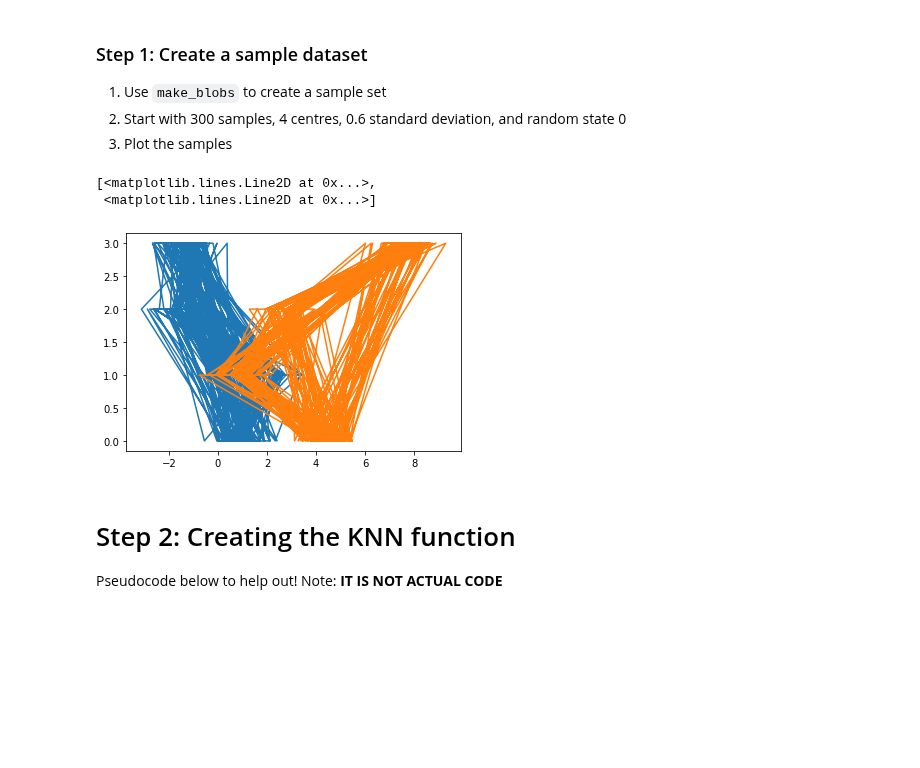
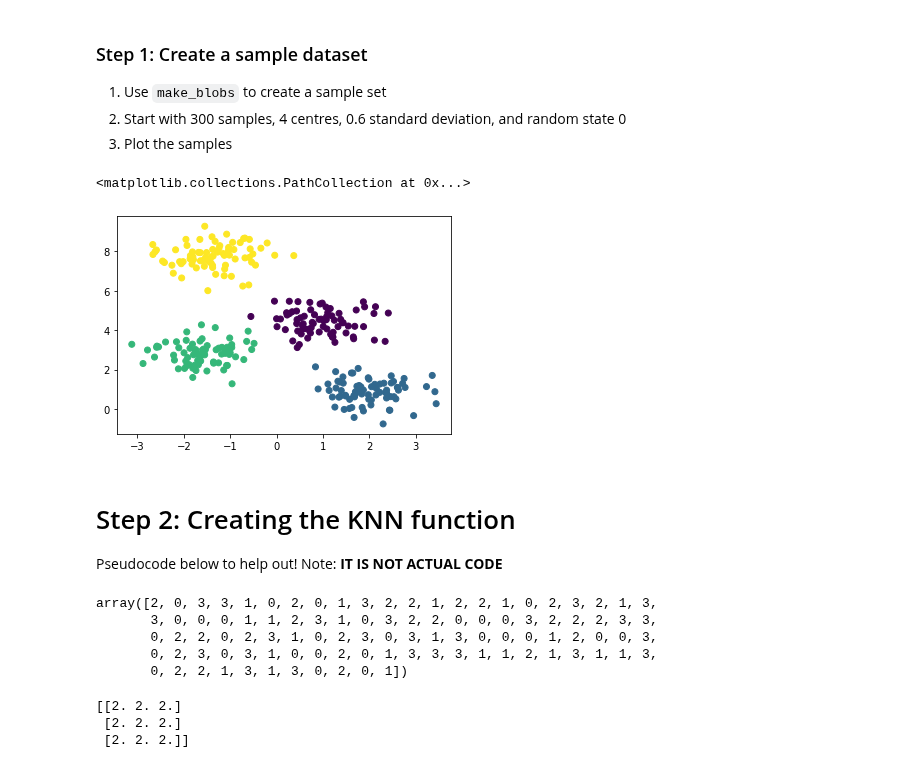
Before and after one commit to felixschh/ai_jan22_felix, a Jupyter notebook: Chapter 02/03. KNN/KNN PseudoCode.ipynb, the cells around one changed output. Cells and saved outputs as stored; diff of their text form; code cells hidden in the pictures; blank space fills up the shorter version.

```diff
--- a/Chapter 02/03. KNN/KNN PseudoCode.ipynb
+++ b/Chapter 02/03. KNN/KNN PseudoCode.ipynb
@@ -24,17 +24,24 @@ from sklearn.datasets import make_blobs
 # %%
 #make the dataset with make_blobs
 X,y = make_blobs(n_samples=300,centers=4,cluster_std=0.6,random_state=0)
-plt.plot(X, y)
+plt.scatter(X[:,0], X[:,1], c=y)
 # %% [output]
-[<matplotlib.lines.Line2D at 0x...>,
- <matplotlib.lines.Line2D at 0x...>]
+<matplotlib.collections.PathCollection at 0x...>
-[figure, old version]
+[figure, new version]
 # %% [markdown]
 # Step 2: Creating the KNN function
 Pseudocode below to help out! Note: **IT IS NOT ACTUAL CODE**
 # %%
+from sklearn.model_selection import train_test_split
 # define train test split
-#X_train
-#X_test
-#y_train
-#y_test
+X_train, X_test, y_train, y_test = train_test_split(X, y, test_size=0.33, random_state=42)
+X_train
+X_test
+y_train
+y_test
+# %% [output]
+array([2, 0, 3, 3, 1, 0, 2, 0, 1, 3, 2, 2, 1, 2, 2, 1, 0, 2, 3, 2, 1, 3,
+       3, 0, 0, 0, 1, 1, 2, 3, 1, 0, 3, 2, 2, 0, 0, 0, 3, 2, 2, 2, 3, 3,
+       0, 2, 2, 0, 2, 3, 1, 0, 2, 3, 0, 3, 1, 3, 0, 0, 0, 1, 2, 0, 0, 3,
+       0, 2, 3, 0, 3, 1, 0, 0, 2, 0, 1, 3, 3, 3, 1, 1, 2, 1, 3, 1, 1, 3,
+       0, 2, 2, 1, 3, 1, 3, 0, 2, 0, 1])
@@ -46,0 +48,14 @@ def get_eucledian_distance(v1,v2):
+# %%
+def get_eucledian_distance(v1,v2):
+    distance = np.sqrt((v1-v2)**2)
+    return distance
+
+v1 = np.arange(1,10).reshape((3,3))
+v2 = np.arange(3,12).reshape((3,3))
+
+# print(np.sqrt((v1-v2)**2))
+print(get_eucledian_distance(v1, v2))
+# %% [output]
+[[2. 2. 2.]
+ [2. 2. 2.]
+ [2. 2. 2.]]
```
Also changed, not shown: parts of 5 cells of this notebook, 2 other files.
